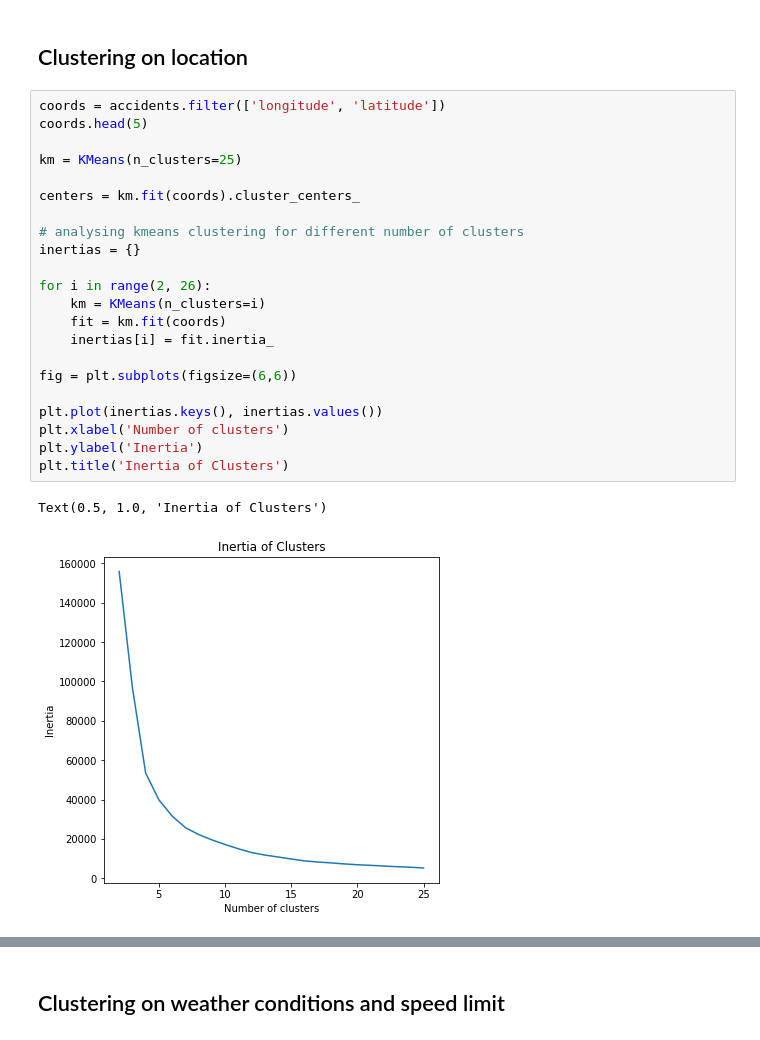
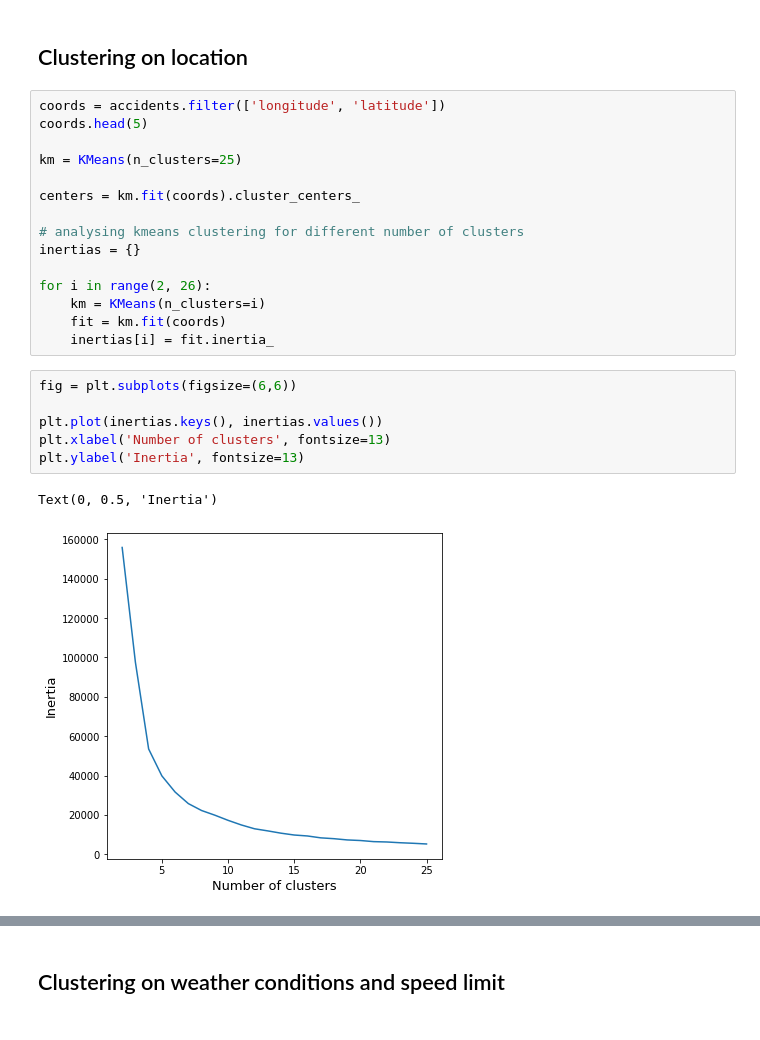
Before and after one commit to jakegodsall/road-traffic-accidents-2019, a Jupyter notebook: notebooks/clustering.ipynb, the cells around one changed output, grey strips where cells are left out. Cells and saved outputs as stored; diff of their text form.

```diff
--- a/notebooks/clustering.ipynb
+++ b/notebooks/clustering.ipynb
@@ -86,16 +86,15 @@ for i in range(2, 26):
     km = KMeans(n_clusters=i)
     fit = km.fit(coords)
     inertias[i] = fit.inertia_
-
-fig = plt.subplots(figsize=(6,6))
-
-plt.plot(inertias.keys(), inertias.values())
-plt.xlabel('Number of clusters')
-plt.ylabel('Inertia')
-plt.title('Inertia of Clusters')
-# %% [output]
-Text(0.5, 1.0, 'Inertia of Clusters')
-[figure, removed]
+# %%
+fig = plt.subplots(figsize=(6,6))
+
+plt.plot(inertias.keys(), inertias.values())
+plt.xlabel('Number of clusters', fontsize=13)
+plt.ylabel('Inertia', fontsize=13)
+# %% [output]
+Text(0, 0.5, 'Inertia')
+[figure, added]
 # %%
 km = KMeans(n_clusters=8)
 centers = km.fit(coords).cluster_centers_
```
Also changed, not shown: parts of 10 cells of this notebook.
